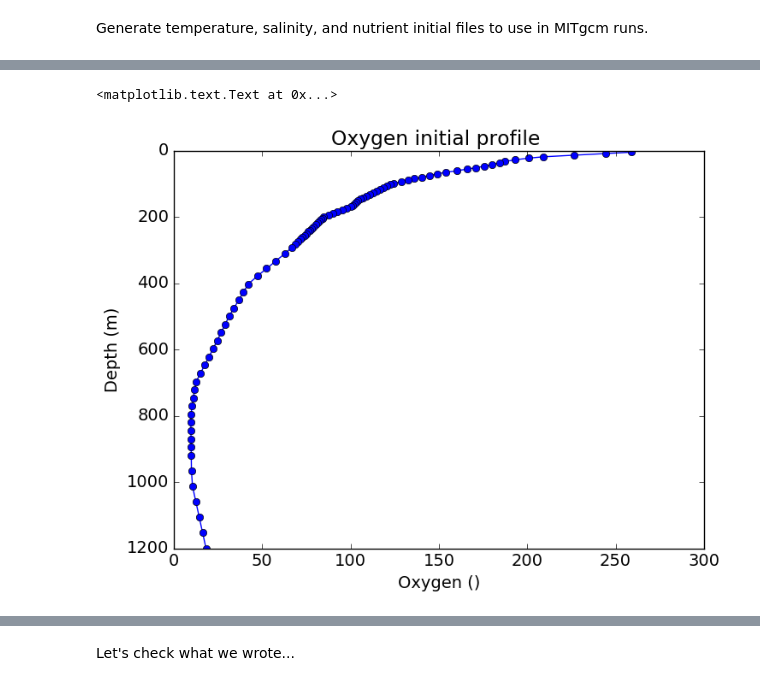
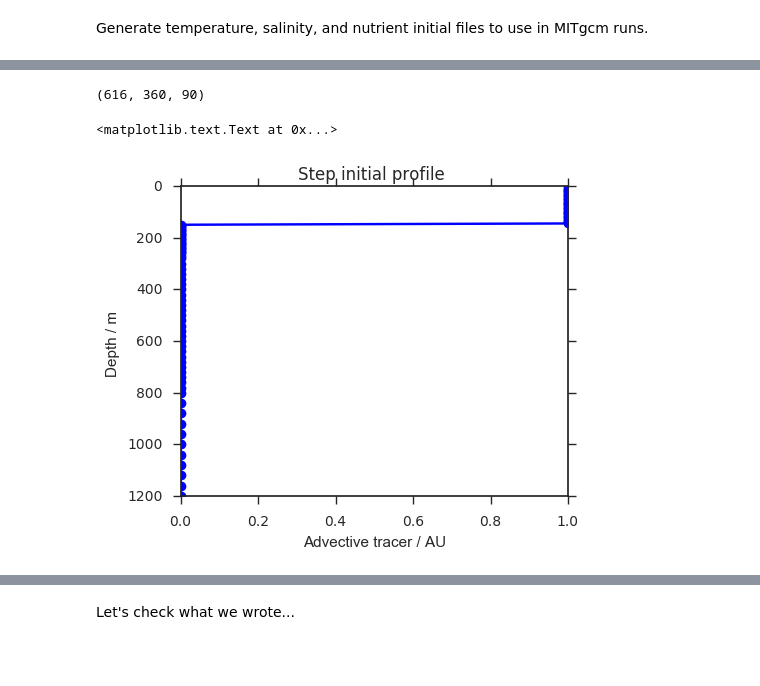
Before and after one commit to UBC-MOAD/buildcanyon, a Jupyter notebook: Stratification/GenerateTSNutrientIniCond.ipynb, the cells around one changed output, grey strips where cells are left out. Drawn from its saved outputs; the diff is of its cells as text; code cells hidden in the pictures; blank space fills up the shorter version.

```diff
--- a/Stratification/GenerateTSNutrientIniCond.ipynb
+++ b/Stratification/GenerateTSNutrientIniCond.ipynb
@@ -15,5 +14,8 @@ import struct
 
 %matplotlib inline
+# %%
+sns.set_context('notebook')
+sns.set_style('ticks')
 # %%
 def iniTracer(xsize, ysize, IniDepth, IniProfile, InterpDepth):
 
@@ -328,21 +301,16 @@ fileobj.close()
 
 
 ### PLOT Contour
+fig, ax = plt.subplots(1,1,figsize=(4,3))
 
-plt.rcParams.update({'font.size':14})
-plt.rcParams['contour.negative_linestyle']='solid'
+ax.plot(np.squeeze(Nit_arctan[60,45,:]),zi,'bo-')
 
-plt.figure(figsize=(8,6))
+ax.invert_yaxis()
 
-CS = plt.plot(np.squeeze(Nit_arctan[60,45,:]),zi,'bo-')
+ax.set_xlabel(r'Nitrate / $\mu$mol/L')
 
-plt.gca().invert_yaxis()
+ax.set_ylabel('Depth / m')
 
-plt.xlabel(r'Nitrate ($\mu$M)')
-
-plt.ylabel('Depth (m)')
-
-
-plt.title('Arctan nitrate initial profile ')
+ax.set_title('Arctan nitrate initial profile ')
 # %% [output]
 <matplotlib.text.Text at 0x...>
@@ -441,37 +385,32 @@ plt.title('Step initial profile ')
 # %%
-oxy = [ 258.64692308,  205.30523866,  189.93474682,  173.32762752,
-        148.99494704,  123.39376698,  104.07073273,  100.34682448,
-         84.75278265,   65.32870403,   42.38594405,   31.24731648,
-         22.04183918,   12.32014822,    9.56728914,   10.02871031,
-         18.18188635] #Falkor Oxygen
+Cs = 0.0 # some arbitrary units
+topVal = 1.0 # fill in concetration at 0 above shelf break depth
+Hs = 147.5 # Shelf break depth
 
-Oxygen = iniTracer(nx,ny,depth,oxy,zi)
+Nit_step = iniTracerStep(nx,ny,topVal,Cs,Hs,np.array(zi))
 
 # Save binary file
-tmpfile = "%dx%dx%d_SmoothVertRes/BCCoxy%dzlev_%dx%d.bin" %(nx,ny,nz,nz,nx,ny)
+tmpfile = "%dx%dx%d/step_Hs1top_%dzlev_%dx%d.bin" %(nx,ny,nz,nz,nx,ny)
 fileobj = open(tmpfile,mode='wb')
-Oxygen2 = Oxygen.transpose((2,0,1)) # To keep fortran order when writing as C binary
-Oxygen2.astype(dt).tofile(fileobj,"")
+Nit_step2 = Nit_step.transpose((2,0,1)) # To keep fortran order when writing as C binary
+Nit_step2.astype(dt).tofile(fileobj,"")
 fileobj.close()
 
 
-### PLOT Contour
+# PLOT
 
-plt.rcParams.update({'font.size':14})
-plt.rcParams['contour.negative_linestyle']='solid'
+fig,ax = plt.subplots(1,1,figsize=(5,4))
 
-plt.figure(figsize=(8,6))
+ax.plot(np.squeeze(Nit_step[60,45,:]),zi,'bo-')
 
-CS = plt.plot(np.squeeze(Oxygen[60,45,:]),zi,'bo-')
+ax.invert_yaxis()
 
-plt.gca().invert_yaxis()
+ax.set_xlabel(r'Advective tracer / AU')
 
-plt.xlabel('Oxygen ()')
+ax.set_ylabel('Depth / m ')
 
-plt.ylabel('Depth (m)')
-
-
-plt.title('Oxygen initial profile ')
+ax.set_title('Step initial profile ')
 # %% [output]
-<matplotlib.text.Text at 0x...>
+(616, 360, 90)
+<matplotlib.text.Text at 0x...>
-[figure, old version]
+[figure, new version]
```
Also changed, not shown: parts of 24 cells of this notebook, 1 other file.
